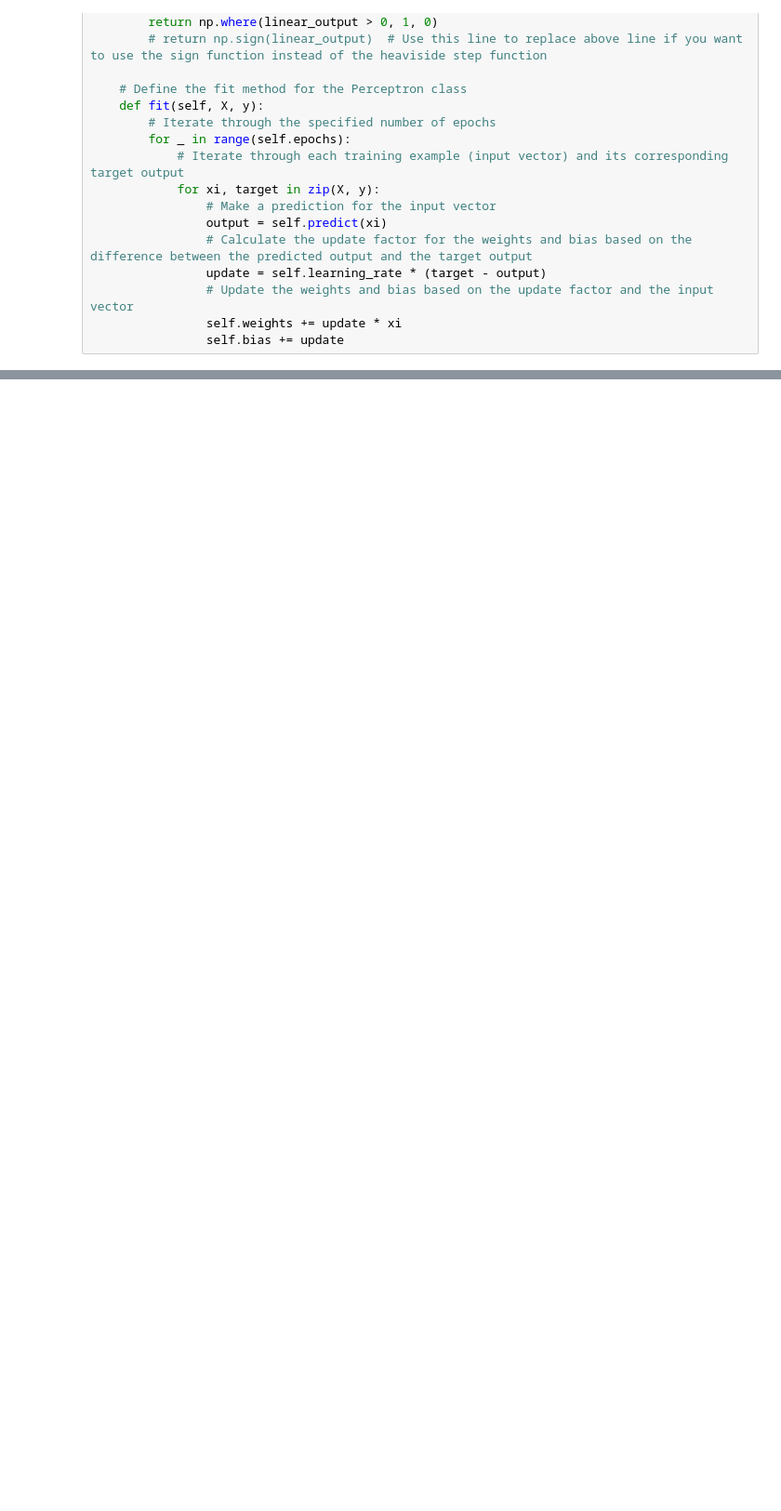
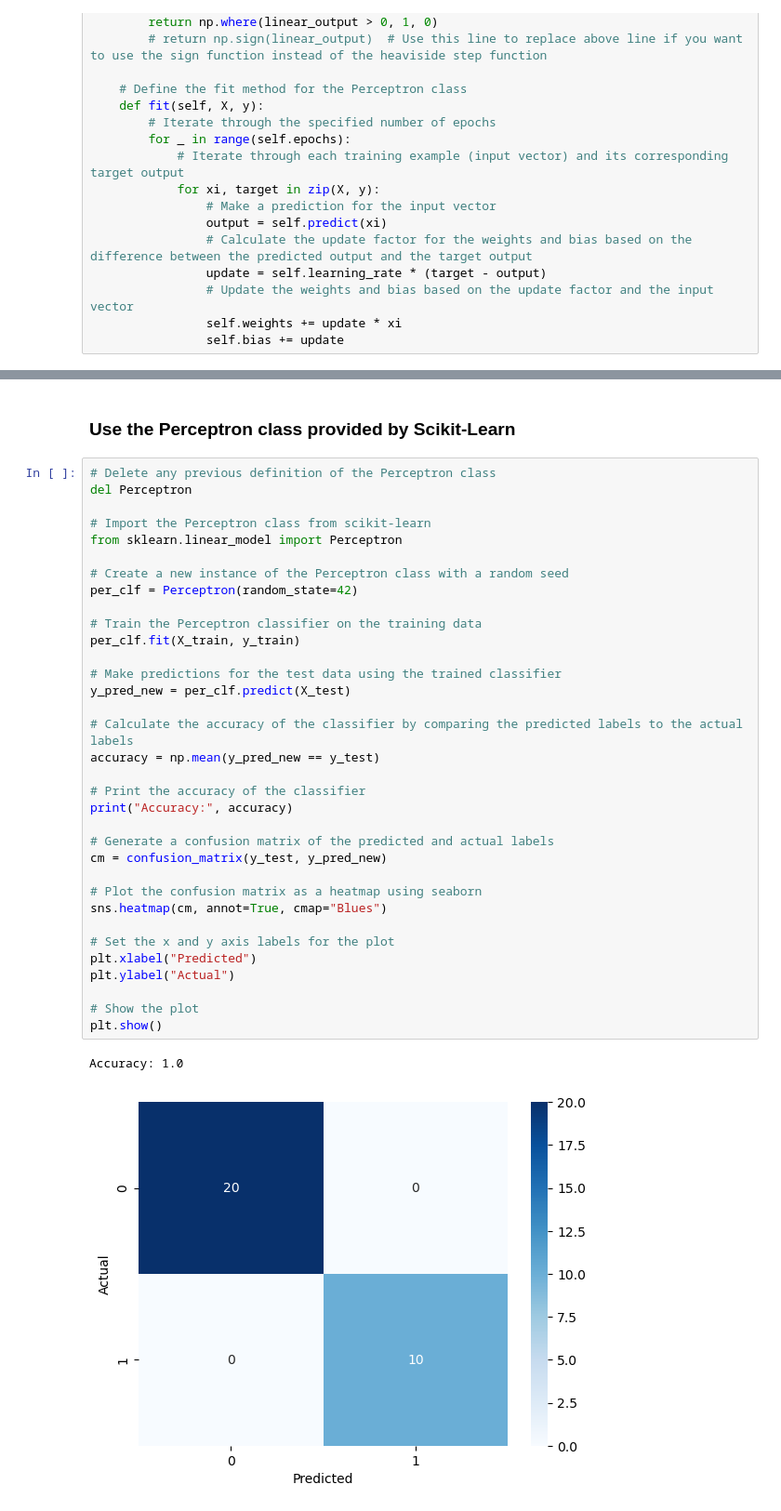
Before and after one commit to CSkylarL/DataScience-MachineLearning, a Jupyter notebook: algorithm/supervised_machine_learning/perceptron/perceptron.ipynb, the cells around one changed output, grey strips where cells are left out. Shown at 93% size. Saved outputs shown, nothing was run; the diff lists cells and outputs as text; blank space fills up the shorter version.

```diff
--- a/algorithm/supervised_machine_learning/perceptron/perceptron.ipynb
+++ b/algorithm/supervised_machine_learning/perceptron/perceptron.ipynb
@@ -102,0 +242,39 @@ class Perceptron:
+# %% [markdown]
+### Use the Perceptron class provided by Scikit-Learn
+# %%
+# Delete any previous definition of the Perceptron class
+del Perceptron
+
+# Import the Perceptron class from scikit-learn
+from sklearn.linear_model import Perceptron
+
+# Create a new instance of the Perceptron class with a random seed
+per_clf = Perceptron(random_state=42)
+
+# Train the Perceptron classifier on the training data
+per_clf.fit(X_train, y_train)
+
+# Make predictions for the test data using the trained classifier
+y_pred_new = per_clf.predict(X_test)
+
+# Calculate the accuracy of the classifier by comparing the predicted labels to the actual labels
+accuracy = np.mean(y_pred_new == y_test)
+
+# Print the accuracy of the classifier
+print("Accuracy:", accuracy)
+
+# Generate a confusion matrix of the predicted and actual labels
+cm = confusion_matrix(y_test, y_pred_new)
+
+# Plot the confusion matrix as a heatmap using seaborn
+sns.heatmap(cm, annot=True, cmap="Blues")
+
+# Set the x and y axis labels for the plot
+plt.xlabel("Predicted")
+plt.ylabel("Actual")
+
+# Show the plot
+plt.show()
+# %% [output]
+Accuracy: 1.0
+[figure, added]
```
Also changed, not shown: parts of 12 cells of this notebook, 1 other file.
